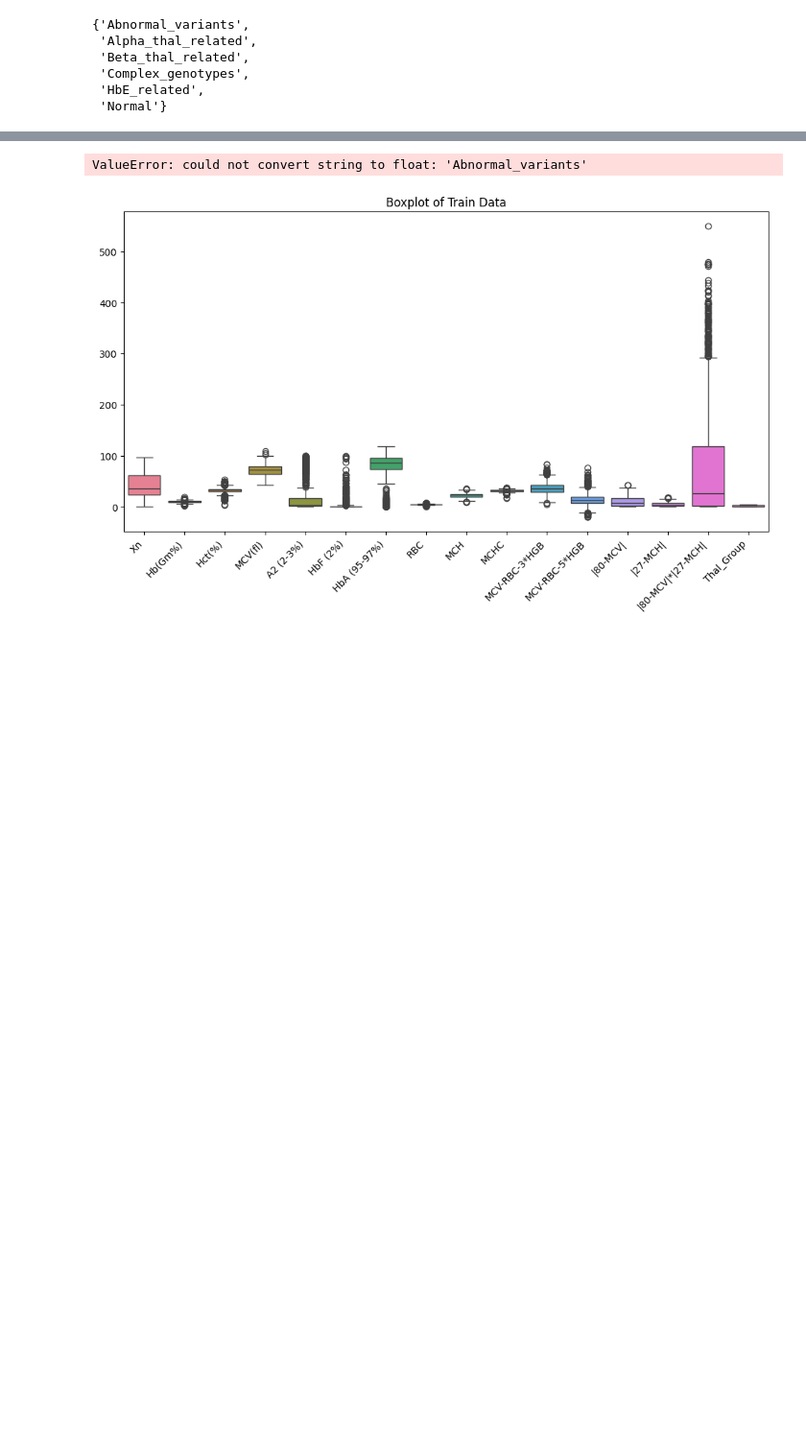
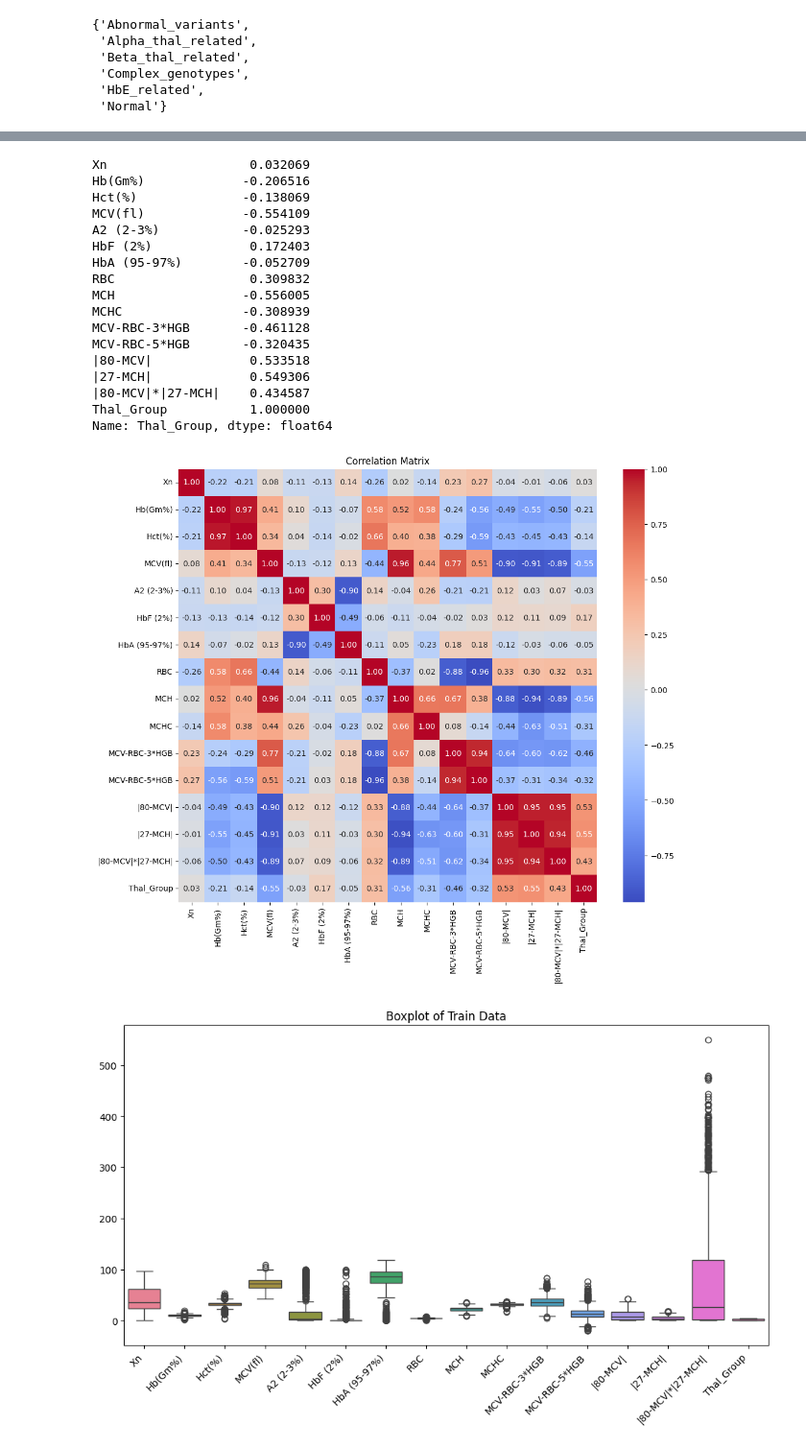
Before and after one commit to RatchanonPa/Data-Warehouse-and-Big-Data-Analytics, a Jupyter notebook: Thal_Group_Prediction.ipynb, the cells around one changed output, grey strips where cells are left out. Shown at 96% size. Saved outputs shown, nothing was run; the diff lists cells and outputs as text; code cells hidden in the pictures; blank space fills up the shorter version.

```diff
--- a/Thal_Group_Prediction.ipynb
+++ b/Thal_Group_Prediction.ipynb
@@ -199,20 +181,44 @@ grouped_thal.describe()
 # %%
 # prompt: ตรวจสอบ correlationของ Thal_Group กับทุก feature ยกเว้น   id number
 
 import matplotlib.pyplot as plt
-# Calculate correlation between 'Thal_Group' and other features (excluding 'id')
+
+# Apply your thal_mapping to convert 'Thal_Group' to numerical
+thal_mapping = {'Abnormal_variants': 5, 'Alpha_thal_related': 4,
+                'Beta_thal_related': 3, 'Complex_genotypes': 2,
+                'HbE_related': 1, 'Normal': 0}
+train['Thal_Group'] = train['Thal_Group'].map(thal_mapping)
+
+# Now calculate the correlation
 correlation_thal = train.drop('id number', axis=1).corr()['Thal_Group']
 
 # Display the correlation
 print(correlation_thal)
 
 # Visualize the correlation using a heatmap (optional)
 plt.figure(figsize=(12, 10))
 sns.heatmap(train.drop('id number', axis=1).corr(), annot=True, cmap='coolwarm', fmt=".2f")
 plt.title('Correlation Matrix')
 plt.show()
 # %% [output]
-ValueError: could not convert string to float: 'Abnormal_variants'
+Xn                   0.032069
+Hb(Gm%)             -0.206516
+Hct(%)              -0.138069
+MCV(fl)             -0.554109
+A2 (2-3%)           -0.025293
+HbF (2%)             0.172403
+HbA (95-97%)        -0.052709
+RBC                  0.309832
+MCH                 -0.556005
+MCHC                -0.308939
+MCV-RBC-3*HGB       -0.461128
+MCV-RBC-5*HGB       -0.320435
+|80-MCV|             0.533518
+|27-MCH|             0.549306
+|80-MCV|*|27-MCH|    0.434587
+Thal_Group           1.000000
+Name: Thal_Group, dtype: float64
+[figure, added]
 # %%
 # prompt: plot boxplot of train
 
```
Also changed, not shown: parts of 19 cells of this notebook.
